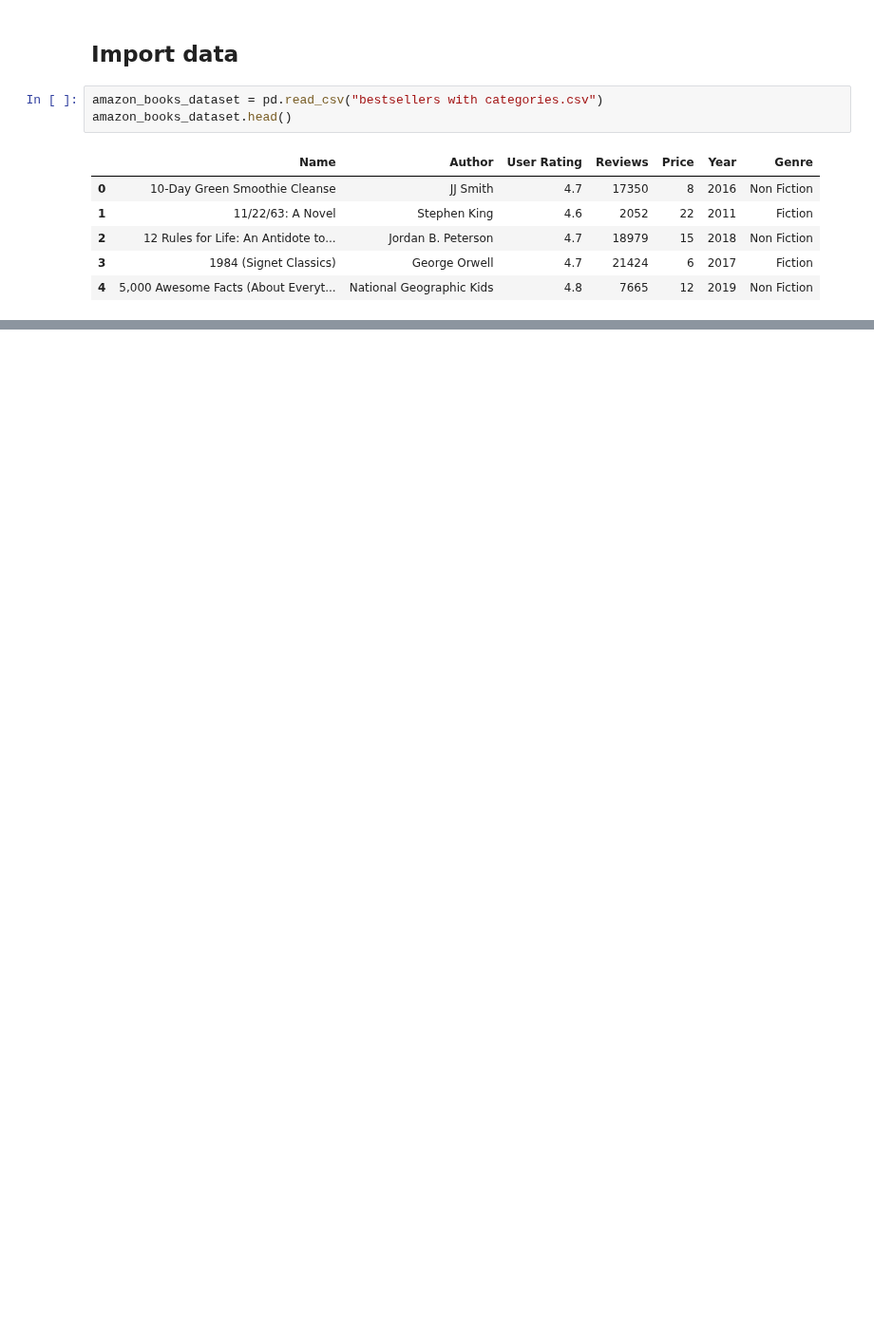
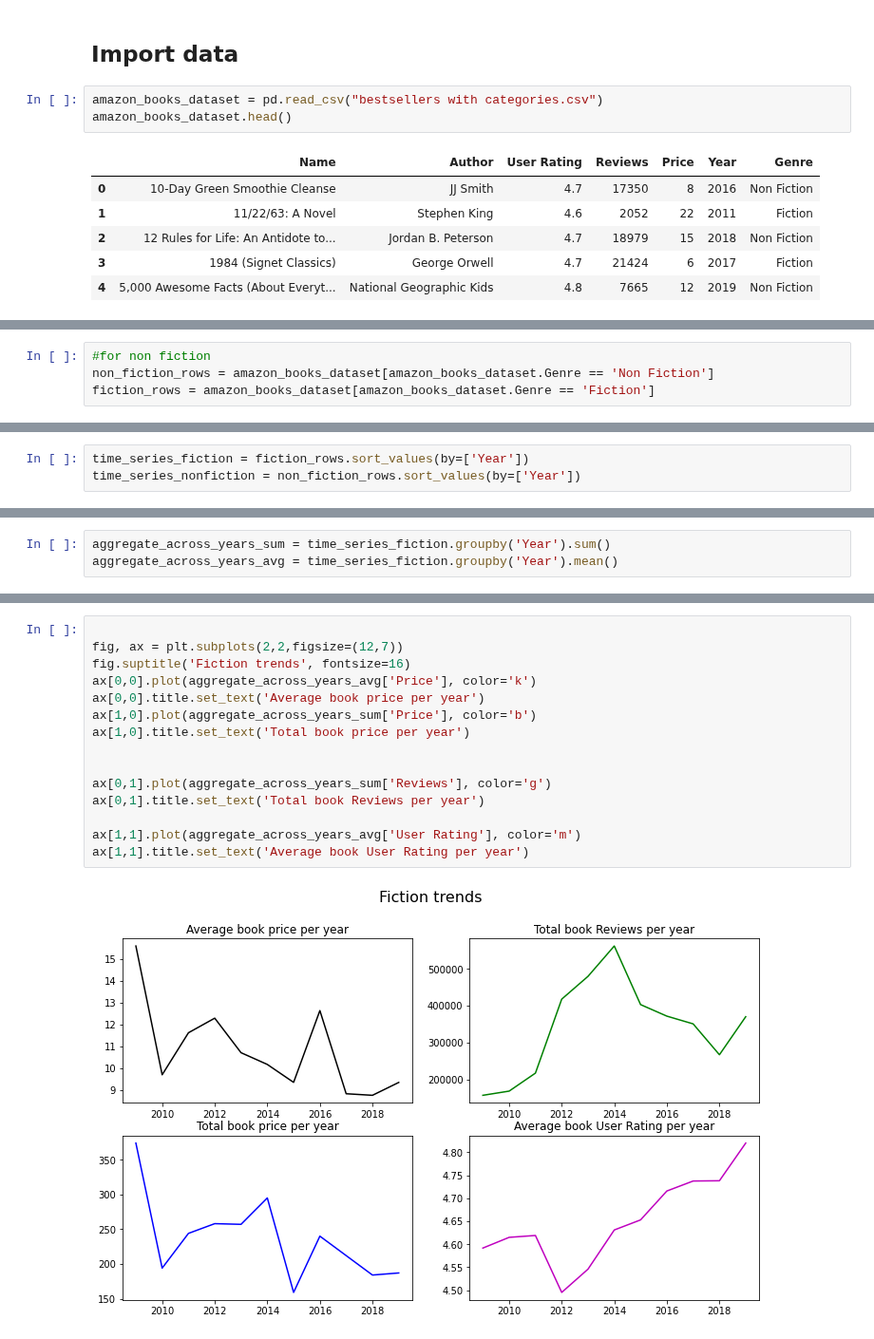
Before and after one commit to Elladuke/SCAMP-Assessment, a Jupyter notebook: amazon_data_modelling.ipynb, the cells around one changed output, grey strips where cells are left out. Shown at 95% size. Cells and saved outputs as stored; diff of their text form; blank space fills up the shorter version.

```diff
--- a/amazon_data_modelling.ipynb
+++ b/amazon_data_modelling.ipynb
@@ -20,0 +35,4 @@ amazon_books_dataset.head()
+# %%
+#for non fiction
+non_fiction_rows = amazon_books_dataset[amazon_books_dataset.Genre == 'Non Fiction']
+fiction_rows = amazon_books_dataset[amazon_books_dataset.Genre == 'Fiction']
@@ -20,0 +72,3 @@ amazon_books_dataset.head()
+# %%
+time_series_fiction = fiction_rows.sort_values(by=['Year'])
+time_series_nonfiction = non_fiction_rows.sort_values(by=['Year'])
@@ -20,0 +91,3 @@ amazon_books_dataset.head()
+# %%
+aggregate_across_years_sum = time_series_fiction.groupby('Year').sum()
+aggregate_across_years_avg = time_series_fiction.groupby('Year').mean()
@@ -20,0 +103,17 @@ amazon_books_dataset.head()
+# %%
+
+fig, ax = plt.subplots(2,2,figsize=(12,7))
+fig.suptitle('Fiction trends', fontsize=16)
+ax[0,0].plot(aggregate_across_years_avg['Price'], color='k')
+ax[0,0].title.set_text('Average book price per year')
+ax[1,0].plot(aggregate_across_years_sum['Price'], color='b')
+ax[1,0].title.set_text('Total book price per year')
+
+
+ax[0,1].plot(aggregate_across_years_sum['Reviews'], color='g')
+ax[0,1].title.set_text('Total book Reviews per year')
+
+ax[1,1].plot(aggregate_across_years_avg['User Rating'], color='m')
+ax[1,1].title.set_text('Average book User Rating per year')
+# %% [output]
+[figure, added]
```
Also changed, not shown: parts of 29 cells of this notebook.
